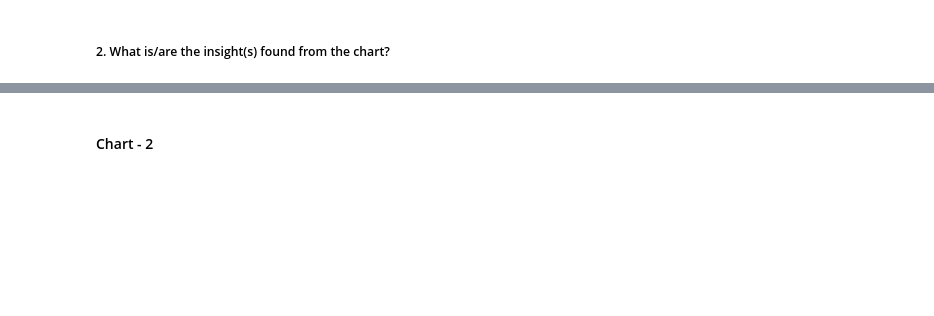
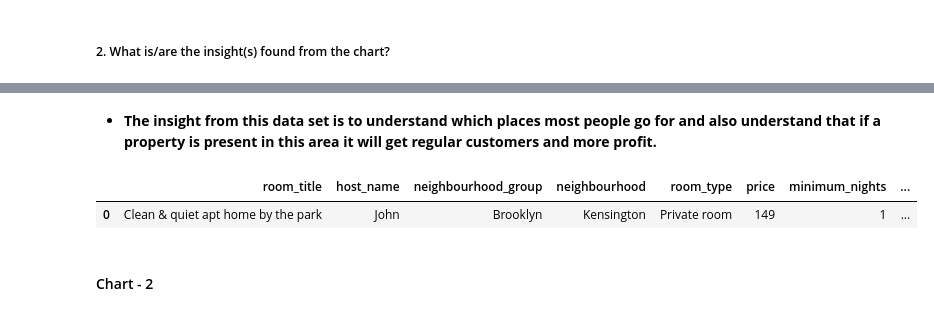
Before and after one commit to Manoharjha333/AirBnb-EDA-Project, a Jupyter notebook: AirBnb_EDA_Project.ipynb, the cells around one changed output, grey strips where cells are left out. Drawn from its saved outputs; the diff is of its cells as text; code cells hidden in the pictures; blank space fills up the shorter version.

```diff
--- a/AirBnb_EDA_Project.ipynb
+++ b/AirBnb_EDA_Project.ipynb
@@ -414,2 +433,10 @@ Answer Here
+# %% [markdown]
+* **The insight from this data set is to understand which places most
+people go for and also understand that if a property is present in this area it will get regular customers and more profit.**
+# %%
+df.head(1)
+# %% [output]
+|  | room_title | host_name | neighbourhood_group | neighbourhood | room_type | price | minimum_nights | ... |
+| 0 | Clean & quiet apt home by the park | John | Brooklyn | Kensington | Private room | 149 | 1 | ... |
 # %% [markdown]
 #### Chart - 2
```
Also changed, not shown: parts of 15 cells of this notebook.
